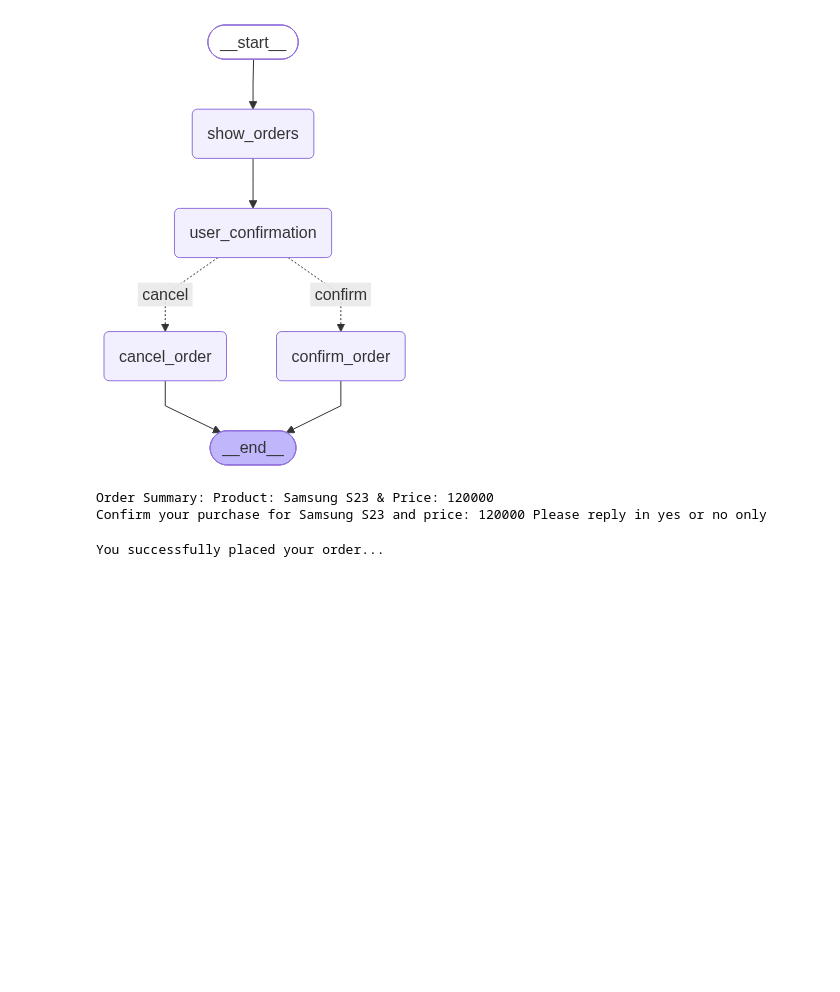
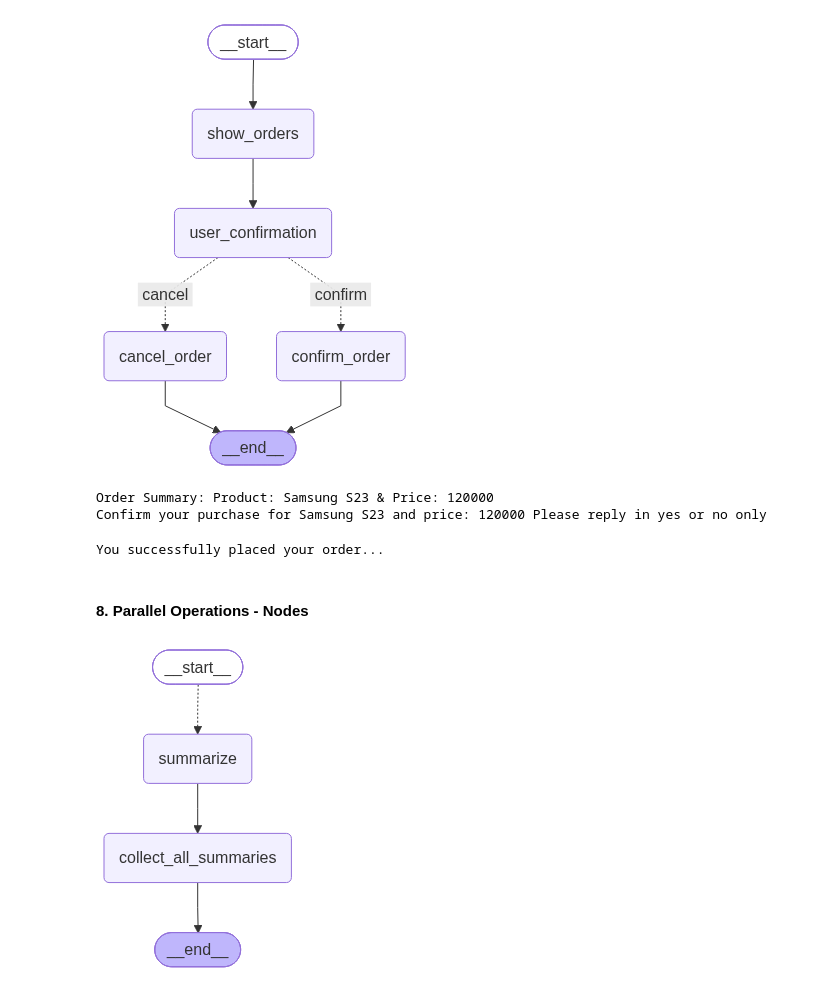
Before and after one commit to chetan99ai/langgraph-project, a Jupyter notebook: langgraph_concepts.ipynb, the cells around one changed output. Saved outputs shown, nothing was run; the diff lists cells and outputs as text; code cells hidden in the pictures; blank space fills up the shorter version.

Commit message:
LangGrapg - Fan Out and Fan In

```diff
--- a/langgraph_concepts.ipynb
+++ b/langgraph_concepts.ipynb
@@ -531,3 +531,5 @@ res = final_graph.invoke(
 )
 # %% [output]
 You successfully placed your order...
+# %% [markdown]
+#### 8. Parallel Operations - Nodes
@@ -533,0 +543,63 @@ You successfully placed your order...
+# %%
+import operator
+from datetime import datetime
+from zoneinfo import ZoneInfo
+from typing import Annotated
+from pydantic import BaseModel
+from langgraph.graph import StateGraph, START, END
+# Send is going to invoke a node in parallel. Also called as Fan Out in LangGraph
+from langgraph.types import Send, Overwrite
+
+def custom_reducer(existing: list, new: list):
+    return existing + new
+
+class SummarizerState(BaseModel):
+    documents: list[dict] = []
+    summaries: Annotated[list, custom_reducer]
+
+class Document(BaseModel):
+    id: int
+    text: str = ""
+
+def route_to_summarizer(state: SummarizerState):
+    sends = []
+
+    for doc in state.documents:
+        document = Document(id = doc["id"], text=doc["text"])
+        # Each Send call is a parallel call to the node passed as args
+        sends.append(Send("summarize", document))
+
+    return sends
+
+
+def summarize(state: Document):
+    now = datetime.now(ZoneInfo("Asia/Kolkata"))
+    print(f"\n [{now.strftime("%H:%M:%S")}] Summerize Node ...", state.id)
+    response = llm.invoke(f"Summarize in 5 words: {state.text}")
+    summaries = [
+        {
+            "id": state.id, "summary": response.content.strip()
+        }
+    ]
+    return {"summaries": summaries}
+
+def collect_all_summaries(state: SummarizerState):
+    print("All Summaries: ", state.summaries)
+    return state
+
+graph = StateGraph(SummarizerState)
+graph.add_node("summarize", summarize)
+graph.add_node("collect_all_summaries", collect_all_summaries)
+
+# First node is going to be a parallel processing starting/ Fan out node
+graph.add_conditional_edges(
+    START,
+    route_to_summarizer, ["summarize"]
+)
+graph.add_edge("summarize", "collect_all_summaries")
+graph.add_edge("collect_all_summaries", END)
+
+final_graph = graph.compile(checkpointer=memory)
+final_graph
+# %% [output]
+[figure, added]
```
Also changed, not shown: parts of 9 cells of this notebook.
